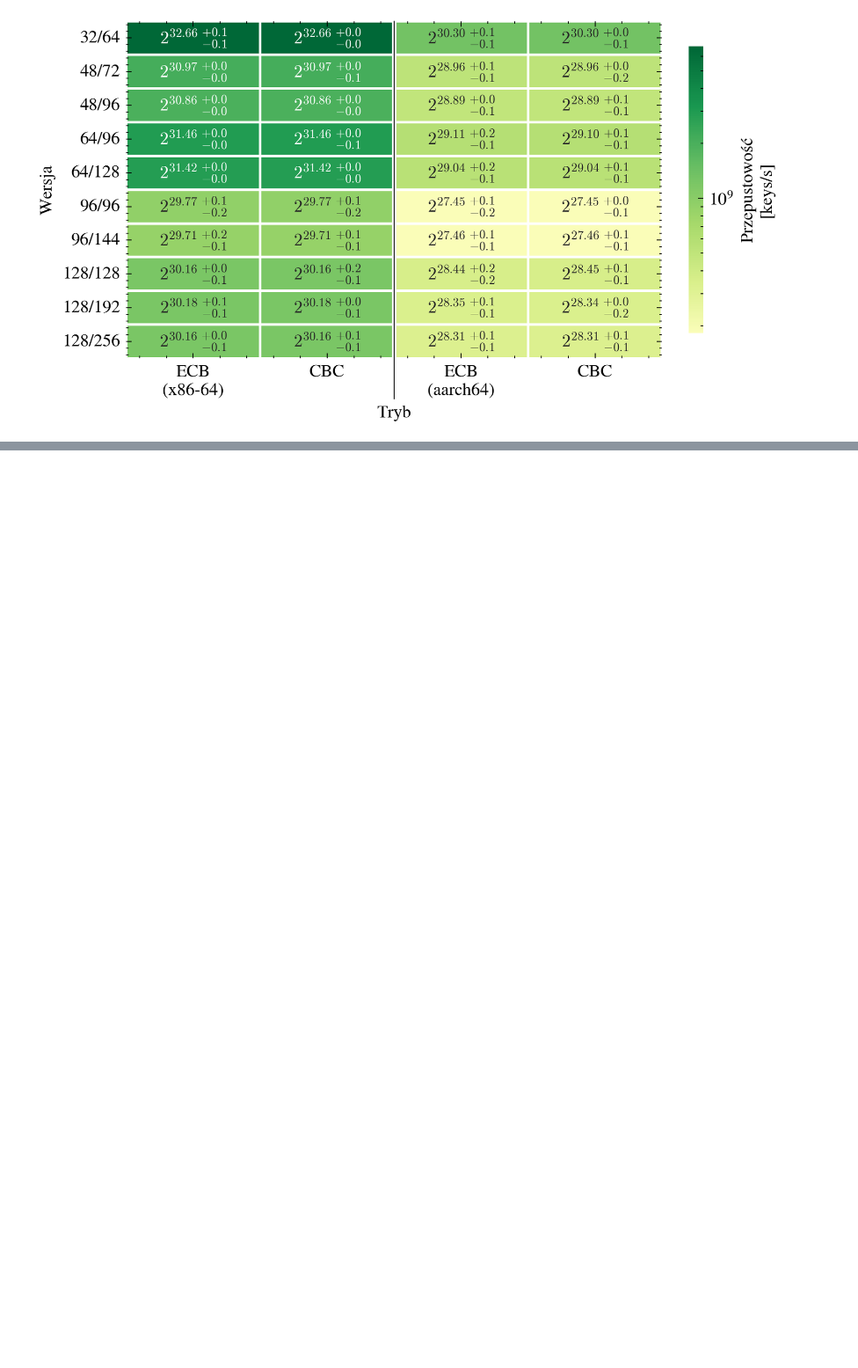
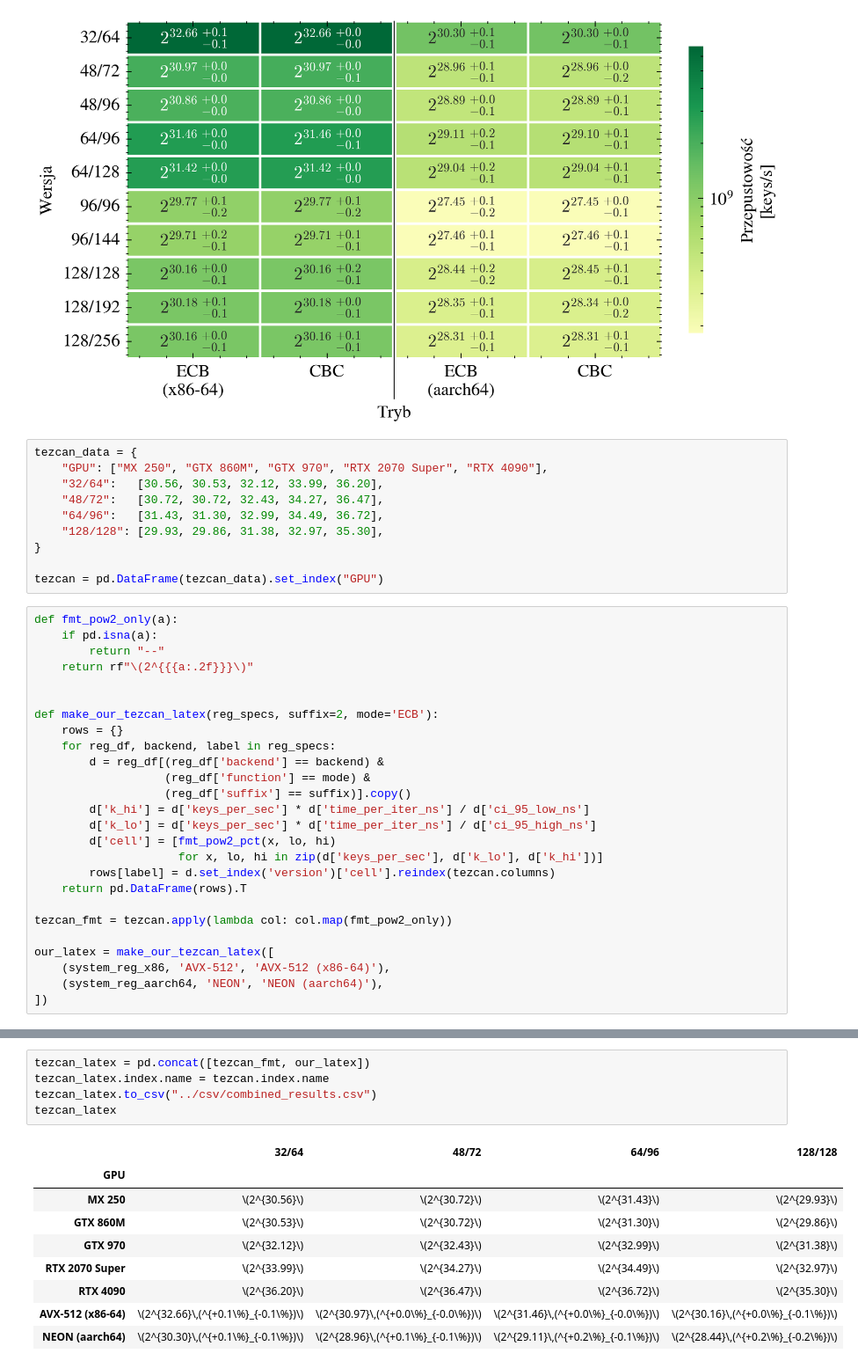
Before and after one commit to jan-chojnacki/SpeckProbe, a Jupyter notebook: analysis/notebooks/criterion.ipynb, the cells around one changed output, grey strips where cells are left out. Shown at 88% size. Drawn from its saved outputs; the diff is of its cells as text; blank space fills up the shorter version.

```diff
--- a/analysis/notebooks/criterion.ipynb
+++ b/analysis/notebooks/criterion.ipynb
@@ -863,3 +863,39 @@ plot_system_mode_combined(
 )
 # %% [output]
 [figure]
+# %%
+tezcan_data = {
+    "GPU": ["MX 250", "GTX 860M", "GTX 970", "RTX 2070 Super", "RTX 4090"],
+    "32/64":   [30.56, 30.53, 32.12, 33.99, 36.20],
+    "48/72":   [30.72, 30.72, 32.43, 34.27, 36.47],
+    "64/96":   [31.43, 31.30, 32.99, 34.49, 36.72],
+    "128/128": [29.93, 29.86, 31.38, 32.97, 35.30],
+}
+
+tezcan = pd.DataFrame(tezcan_data).set_index("GPU")
+# %%
+def fmt_pow2_only(a):
+    if pd.isna(a):
+        return "--"
+    return rf"\(2^{{{a:.2f}}}\)"
+
+
+def make_our_tezcan_latex(reg_specs, suffix=2, mode='ECB'):
+    rows = {}
+    for reg_df, backend, label in reg_specs:
+        d = reg_df[(reg_df['backend'] == backend) &
+                   (reg_df['function'] == mode) &
+                   (reg_df['suffix'] == suffix)].copy()
+        d['k_hi'] = d['keys_per_sec'] * d['time_per_iter_ns'] / d['ci_95_low_ns']
+        d['k_lo'] = d['keys_per_sec'] * d['time_per_iter_ns'] / d['ci_95_high_ns']
+        d['cell'] = [fmt_pow2_pct(x, lo, hi)
+                     for x, lo, hi in zip(d['keys_per_sec'], d['k_lo'], d['k_hi'])]
+        rows[label] = d.set_index('version')['cell'].reindex(tezcan.columns)
+    return pd.DataFrame(rows).T
+
+tezcan_fmt = tezcan.apply(lambda col: col.map(fmt_pow2_only))
+
+our_latex = make_our_tezcan_latex([
+    (system_reg_x86, 'AVX-512', 'AVX-512 (x86-64)'),
+    (system_reg_aarch64, 'NEON', 'NEON (aarch64)'),
+])
@@ -865,0 +920,15 @@ plot_system_mode_combined(
+# %%
+tezcan_latex = pd.concat([tezcan_fmt, our_latex])
+tezcan_latex.index.name = tezcan.index.name
+tezcan_latex.to_csv("../csv/combined_results.csv")
+tezcan_latex
+# %% [output]
+|  | 32/64 | 48/72 | 64/96 | 128/128 |
+| GPU |  |  |  |  |
+| MX 250 | \(2^{30.56}\) | \(2^{30.72}\) | \(2^{31.43}\) | \(2^{29.93}\) |
+| GTX 860M | \(2^{30.53}\) | \(2^{30.72}\) | \(2^{31.30}\) | \(2^{29.86}\) |
+| GTX 970 | \(2^{32.12}\) | \(2^{32.43}\) | \(2^{32.99}\) | \(2^{31.38}\) |
+| RTX 2070 Super | \(2^{33.99}\) | \(2^{34.27}\) | \(2^{34.49}\) | \(2^{32.97}\) |
+| RTX 4090 | \(2^{36.20}\) | \(2^{36.47}\) | \(2^{36.72}\) | \(2^{35.30}\) |
+| AVX-512 (x86-64) | \(2^{32.66}\,(^{+0.1\%}_{-0.1\%})\) | \(2^{30.97}\,(^{+0.0\%}_{-0.0\%})\) | \(2^{31.46}\,(^{+0.0\%}_{-0.0\%})\) | \(2^{30.16}\,(^{+0.0\%}_{-0.1\%})\) |
+| NEON (aarch64) | \(2^{30.30}\,(^{+0.1\%}_{-0.1\%})\) | \(2^{28.96}\,(^{+0.1\%}_{-0.1\%})\) | \(2^{29.11}\,(^{+0.2\%}_{-0.1\%})\) | \(2^{28.44}\,(^{+0.2\%}_{-0.2\%})\) |
```
Also changed, not shown: parts of 2 cells of this notebook.
